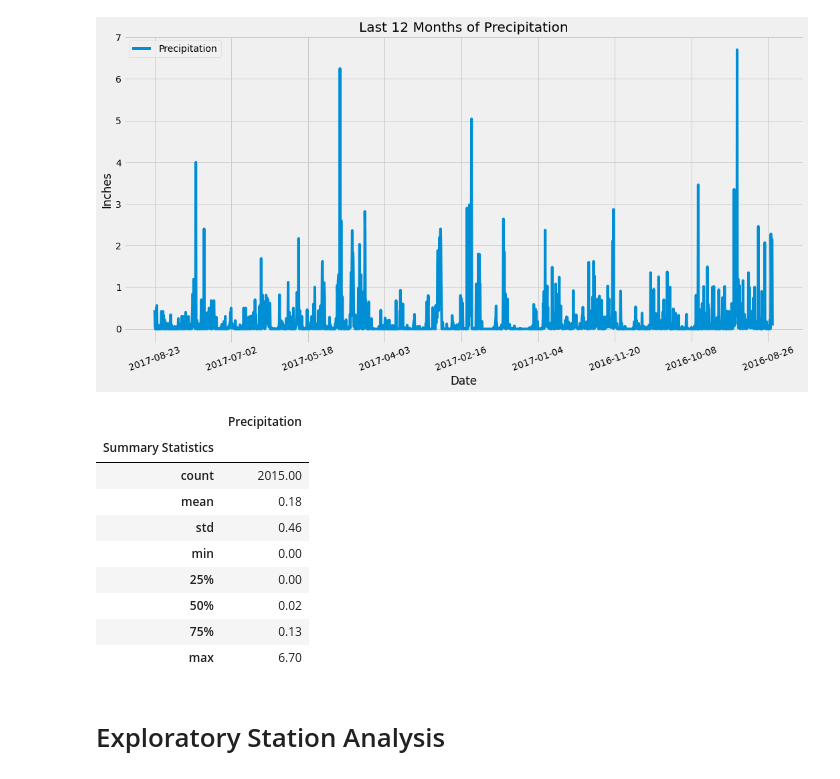
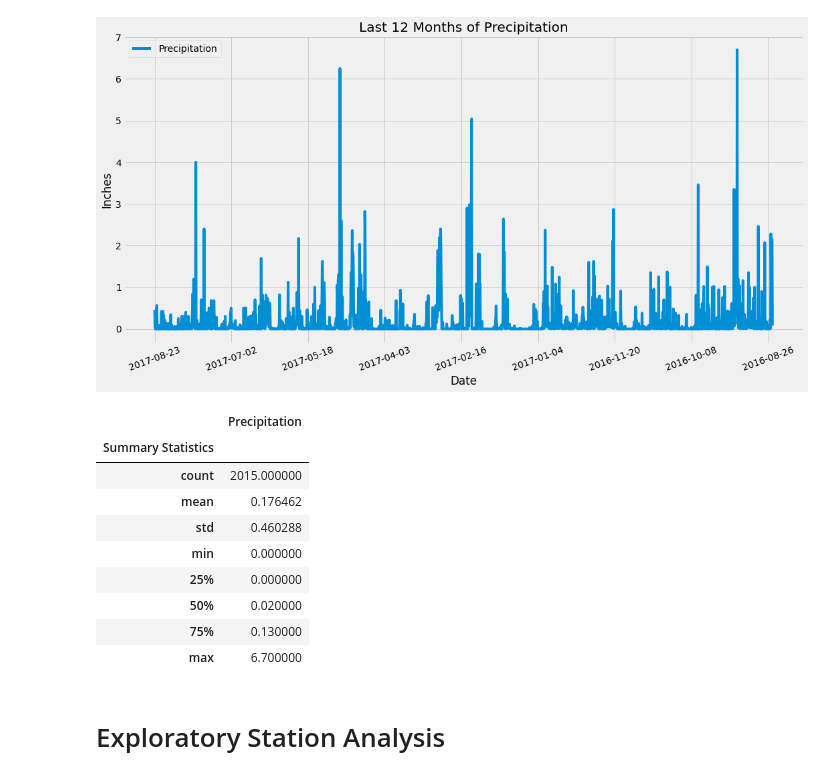
Before and after one commit to georgiafbi/sqlalchemy-challenge, a Jupyter notebook: climate_starter.ipynb, the cells around one changed output. Cells and saved outputs as stored; diff of their text form; code cells hidden in the pictures.

```diff
--- a/climate_starter.ipynb
+++ b/climate_starter.ipynb
@@ -51,7 +51,7 @@ The most recent date in the data set is 2017-08-23.
 # Calculate the date one year from the last date in data set.
 # Perform a query to retrieve the data and precipitation scores
 twelve_months_precipitation = session.query(Measurement.date, Measurement.prcp).\
-    filter(Measurement.date > (dt.datetime.strptime(recent_date,"%Y-%m-%d")-dt.timedelta(days=365))).all()
+    filter(Measurement.date >= (dt.datetime.strptime(recent_date,"%Y-%m-%d")-dt.timedelta(days=365))).all()
 twelve_months_precipitation
 # %% [output]
 [('2016-08-24', 0.08),
@@ -96,19 +96,19 @@ plt.show()
 [figure]
 # %%
 # Use Pandas to calcualte the summary statistics for the precipitation data
-prcp_summary_df=prcp_df.describe()['Precipitation'].round(2).reset_index().rename(columns={"index":"Summary Statistics"}).set_index("Summary Statistics")
+prcp_summary_df=prcp_df.describe()['Precipitation'].reset_index().rename(columns={"index":"Summary Statistics"}).set_index("Summary Statistics")
 prcp_summary_df
 # %% [output]
 |  | Precipitation |
 | Summary Statistics |  |
-| count | 2015.00 |
-| mean | 0.18 |
-| std | 0.46 |
-| min | 0.00 |
-| 25% | 0.00 |
-| 50% | 0.02 |
-| 75% | 0.13 |
-| max | 6.70 |
+| count | 2015.000000 |
+| mean | 0.176462 |
+| std | 0.460288 |
+| min | 0.000000 |
+| 25% | 0.000000 |
+| 50% | 0.020000 |
+| 75% | 0.130000 |
+| max | 6.700000 |
 # %% [markdown]
 # Exploratory Station Analysis
 # %%
```
Also changed, not shown: parts of 1 cell of this notebook, 1 other file.
